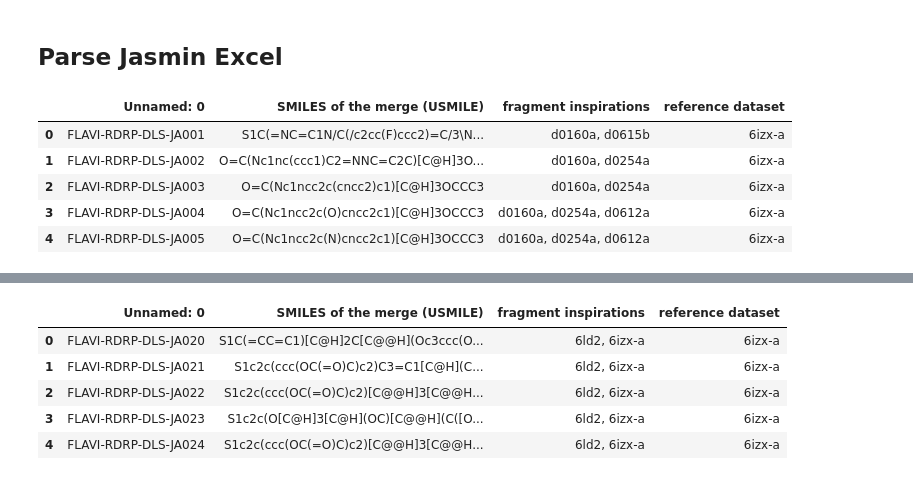
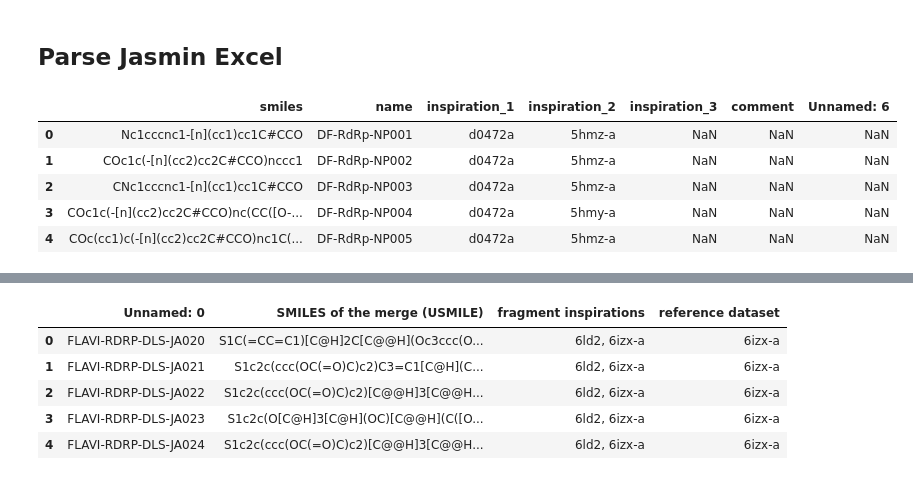
Before and after one commit to mwinokan/RdRp_FFF, a Jupyter notebook: hippo/design_1_manual.ipynb, the cells around one changed output, grey strips where cells are left out. Drawn from its saved outputs; the diff is of its cells as text; code cells hidden in the pictures.

```diff
--- a/hippo/design_1_manual.ipynb
+++ b/hippo/design_1_manual.ipynb
@@ -26,14 +28,17 @@ DEBUG: sqlite3.version='2.6.0'
 ## Parse Jasmin Excel
 # %%
 data = []
-df = pd.read_excel("../seesar/Primergrip_JA_SeeSar.xlsx")
+# df = pd.read_excel("../seesar/Primergrip_JA_SeeSar.xlsx")
+# df = pd.read_excel("../manual/JA_primergrip_seesar/Primergrip_JA_SeeSar_2.xlsx")
+# df = pd.read_excel("../manual/JA_green_seesar/20241217_green-site.xlsx")
+df = pd.read_csv("../manual/DF_npocket/DF_NS5RdRp_ManualDesigns_20241218.csv")
 df.head()
 # %% [output]
-|  | Unnamed: 0 | SMILES of the merge (USMILE) | fragment inspirations | reference dataset |
-| 0 | FLAVI-RDRP-DLS-JA001 | S1C(=NC=C1N/C(/c2cc(F)ccc2)=C/3\N... | d0160a, d0615b | 6izx-a |
-| 1 | FLAVI-RDRP-DLS-JA002 | O=C(Nc1nc(ccc1)C2=NNC=C2C)[C@H]3O... | d0160a, d0254a | 6izx-a |
-| 2 | FLAVI-RDRP-DLS-JA003 | O=C(Nc1ncc2c(cncc2)c1)[C@H]3OCCC3 | d0160a, d0254a | 6izx-a |
-| 3 | FLAVI-RDRP-DLS-JA004 | O=C(Nc1ncc2c(O)cncc2c1)[C@H]3OCCC3 | d0160a, d0254a, d0612a | 6izx-a |
-| 4 | FLAVI-RDRP-DLS-JA005 | O=C(Nc1ncc2c(N)cncc2c1)[C@H]3OCCC3 | d0160a, d0254a, d0612a | 6izx-a |
+|  | smiles | name | inspiration_1 | inspiration_2 | inspiration_3 | comment | Unnamed: 6 |
+| 0 | Nc1cccnc1-[n](cc1)cc1C#CCO | DF-RdRp-NP001 | d0472a | 5hmz-a | NaN | NaN | NaN |
+| 1 | COc1c(-[n](cc2)cc2C#CCO)nccc1 | DF-RdRp-NP002 | d0472a | 5hmz-a | NaN | NaN | NaN |
+| 2 | CNc1cccnc1-[n](cc1)cc1C#CCO | DF-RdRp-NP003 | d0472a | 5hmz-a | NaN | NaN | NaN |
+| 3 | COc1c(-[n](cc2)cc2C#CCO)nc(CC([O-... | DF-RdRp-NP004 | d0472a | 5hmy-a | NaN | NaN | NaN |
+| 4 | COc(cc1)c(-[n](cc2)cc2C#CCO)nc1C(... | DF-RdRp-NP005 | d0472a | 5hmz-a | NaN | NaN | NaN |
 # %%
 for i,row in df.iterrows():
```
Also changed, not shown: parts of 9 cells of this notebook, 12 other files.
